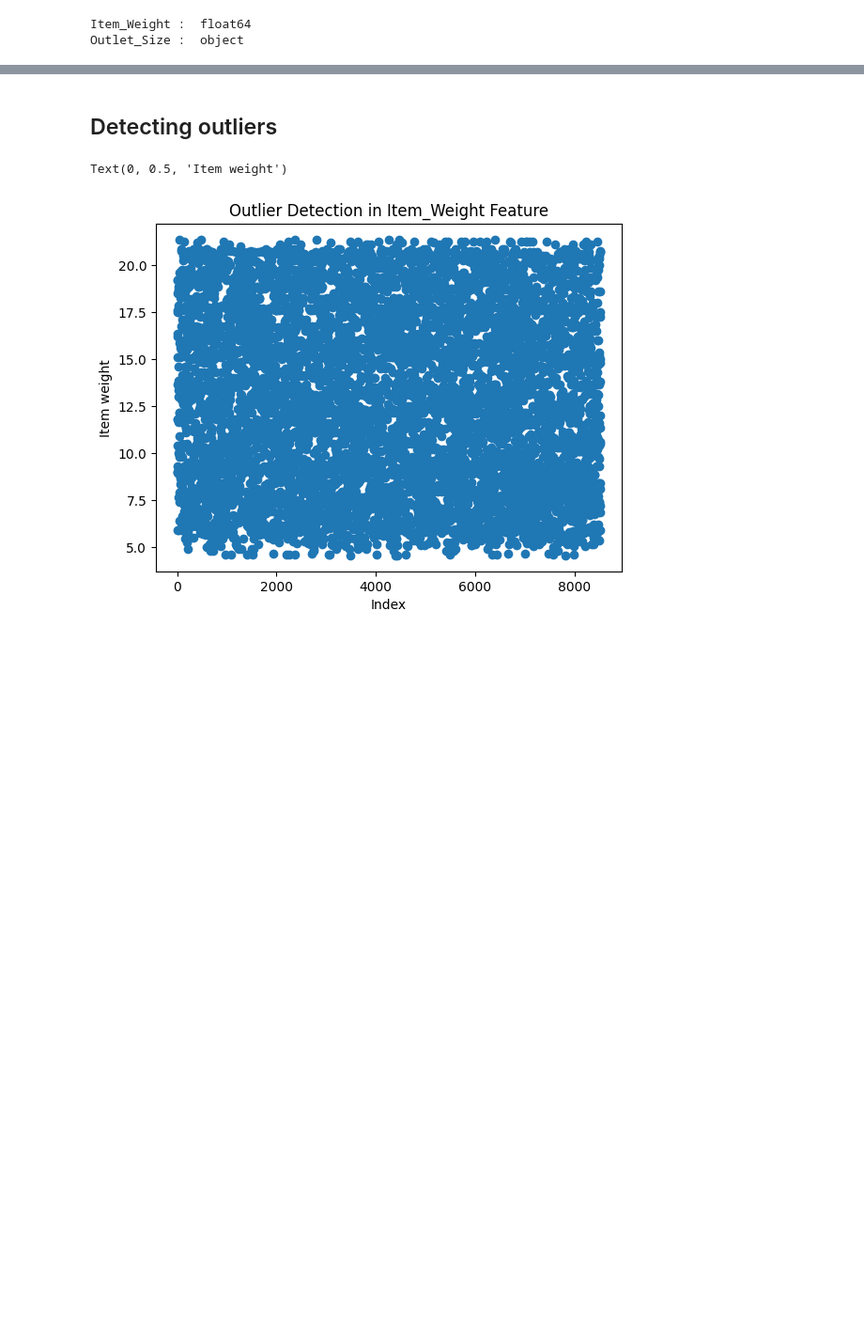
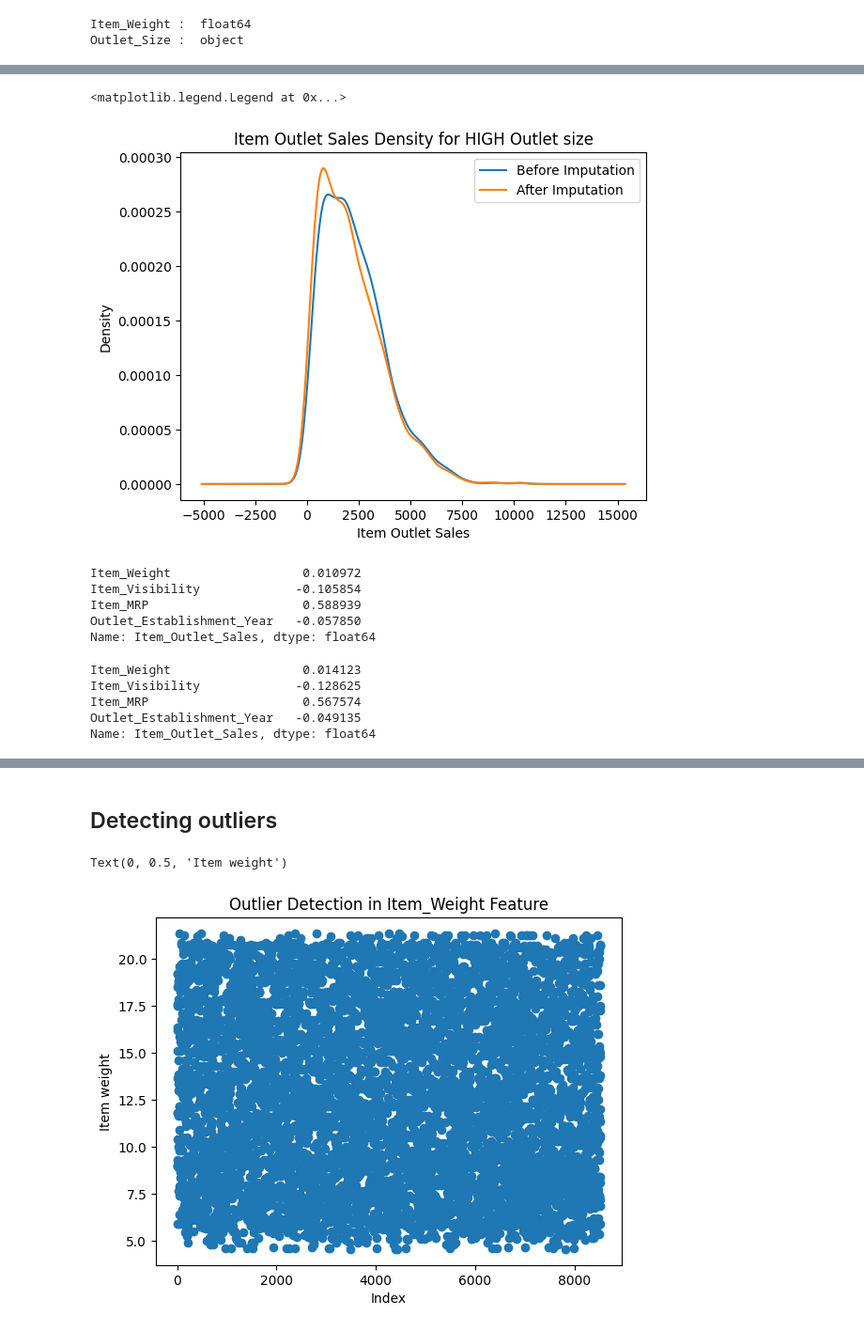
Before and after one commit to Gourav052003/Data-Driven-Sales-Forecasting-for-Big-Mart-Retail-Outlets, a Jupyter notebook: Big-Mart-Sales-Prediction.ipynb, the cells around one changed output, grey strips where cells are left out. Shown: that part at 94% size. Drawn from its saved outputs; the diff is of its cells as text; code cells hidden in the pictures; blank space fills up the shorter version.

```diff
--- a/Big-Mart-Sales-Prediction.ipynb
+++ b/Big-Mart-Sales-Prediction.ipynb
@@ -95,0 +189,25 @@ Outlet_Size :  object
+# %%
+sales_df[sales_df.Outlet_Size=='High']['Item_Outlet_Sales'].plot.kde(label='Before Imputation')
+imputed_outlet_size[imputed_outlet_size.Outlet_Size=='High']['Item_Outlet_Sales'].plot.kde(label='After Imputation')
+plt.xlabel("Item Outlet Sales")
+plt.title("Item Outlet Sales Density for HIGH Outlet size")
+plt.legend()
+# %% [output]
+<matplotlib.legend.Legend at 0x...>
+[figure, added]
+# %%
+without_Nan_Outlet_size.select_dtypes(exclude='object').corr().iloc[-1][:4]
+# %% [output]
+Item_Weight                  0.010972
+Item_Visibility             -0.105854
+Item_MRP                     0.588939
+Outlet_Establishment_Year   -0.057850
+Name: Item_Outlet_Sales, dtype: float64
+# %%
+imputed_outlet_size.select_dtypes(exclude='object').corr().iloc[-1][:4]
+# %% [output]
+Item_Weight                  0.014123
+Item_Visibility             -0.128625
+Item_MRP                     0.567574
+Outlet_Establishment_Year   -0.049135
+Name: Item_Outlet_Sales, dtype: float64
```
Also changed, not shown: parts of 22 cells of this notebook, 1 other file.
